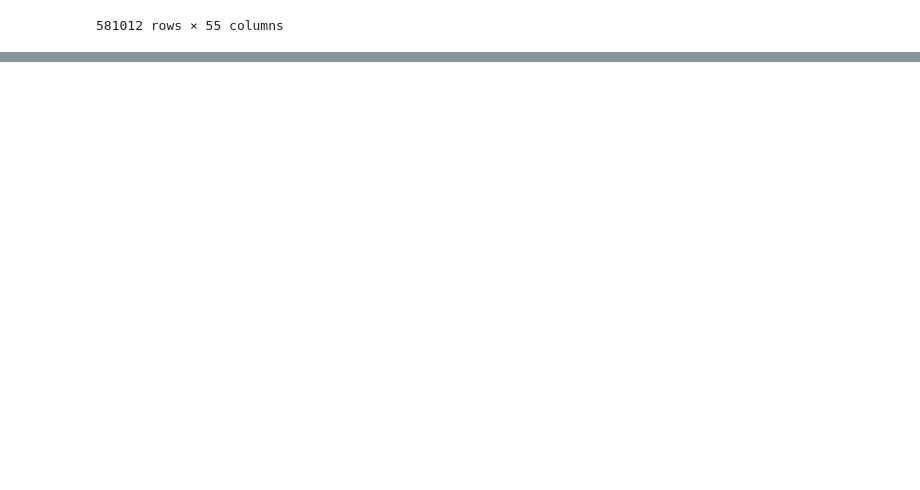
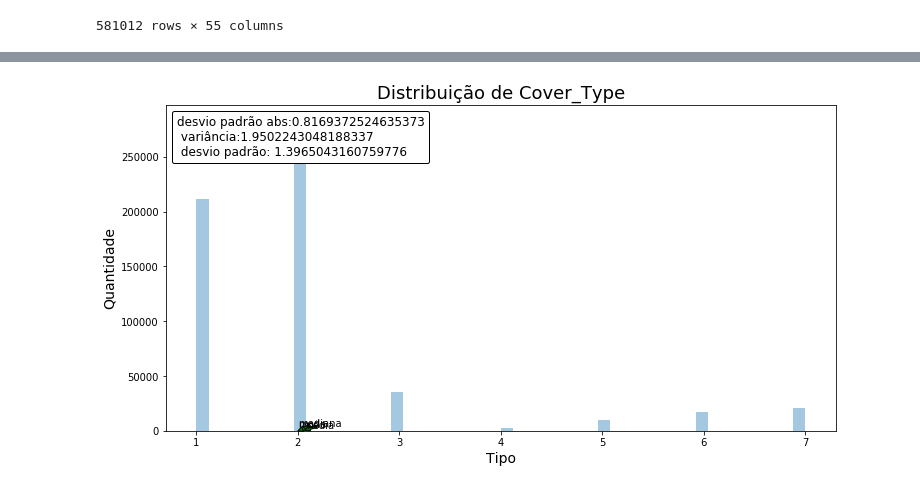
Before and after one commit to elloa-uea/projeto-pratico-3-ao-infinito-e-so, a Jupyter notebook: notebooks/PP3.2 - Conhecendo o Conjunto de Dados.ipynb, the cells around one changed output, grey strips where cells are left out. Saved outputs shown, nothing was run; the diff lists cells and outputs as text; code cells hidden in the pictures; blank space fills up the shorter version.

```diff
--- a/notebooks/PP3.2 - Conhecendo o Conjunto de Dados.ipynb
+++ b/notebooks/PP3.2 - Conhecendo o Conjunto de Dados.ipynb
@@ -261,0 +282,4 @@ dataset
+# %%
+gerar_grafico('Cover_Type', 'Tipo')
+# %% [output]
+[figure, added]
```
Also changed, not shown: parts of 2 cells of this notebook.
